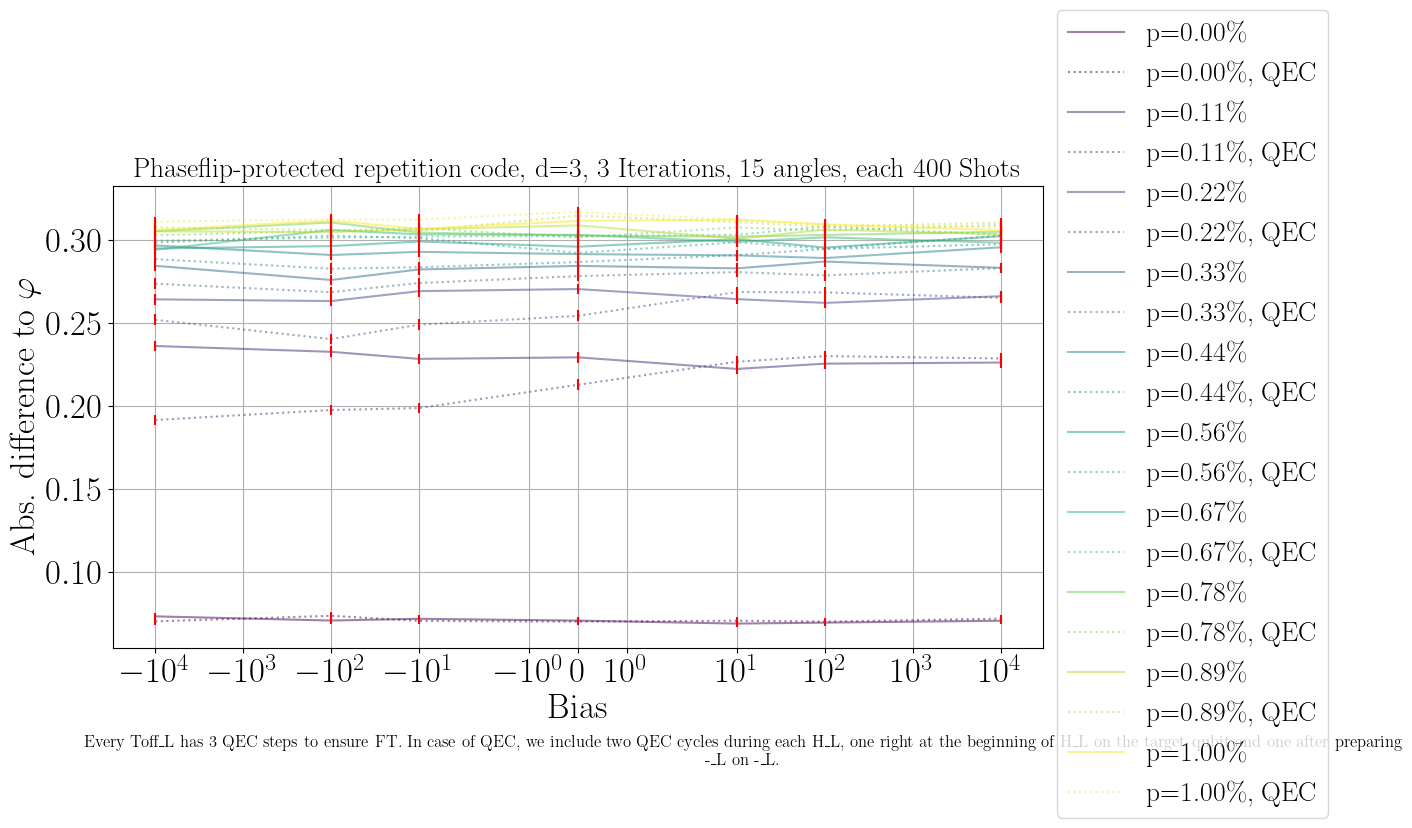
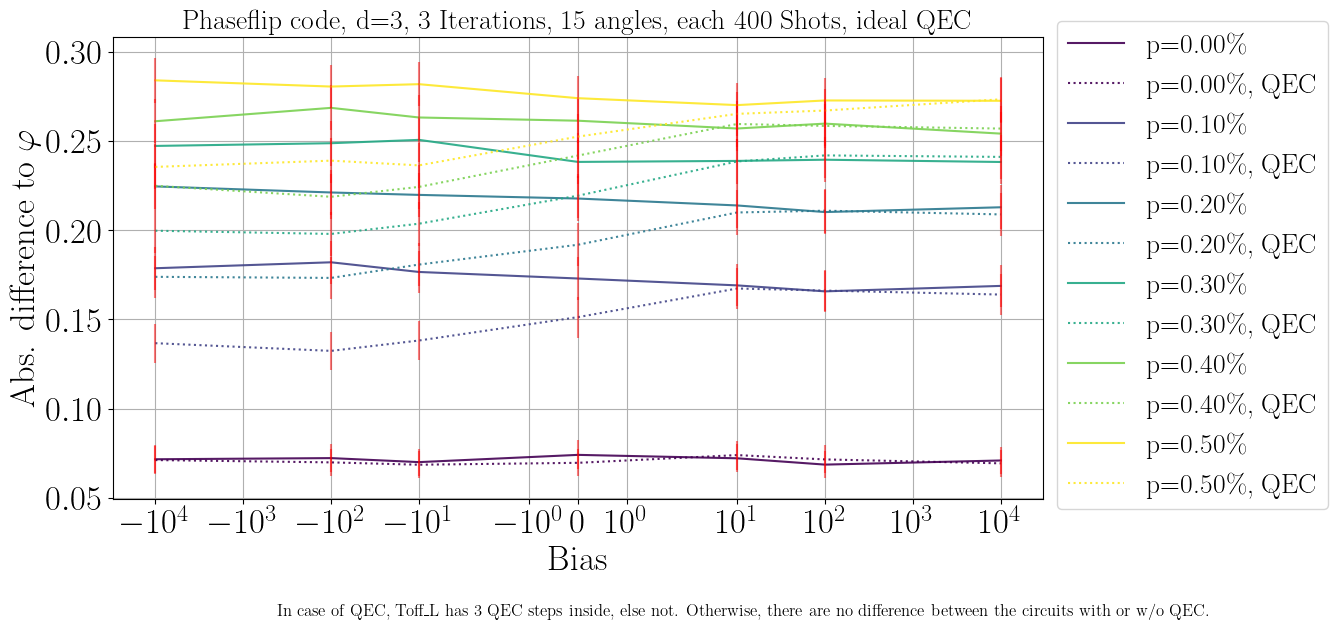
Code edit (unified diff) that turned the first committed figure into the second:
--- before
+++ after
@@ -1,7 +1,10 @@
 shots = 400
-data = np.load("HPC/text/Repcodez_d3_qec.npy")                      #np.linspace(0.00,0.01,10)          ; alte lange circuits mit HTHTdgH..., ohne t_x, s_x, ...
-# data = np.load("HPC/text/Repcodez_d3_idealqec.npy")           #np.linspace(0.00,0.005,5)              ; alte lange circuits mit HTHTdgH..., ohne t_x, s_x, ...
+# data, p = np.load("HPC/text/Repcodez_d3_qec.npy"), np.linspace(0.00,0.01,10)                     #np.linspace(0.00,0.01,10)          ; alte lange circuits mit HTHTdgH..., ohne t_x, s_x, ...
+# data, p = np.load("HPC/text/Repcodez_d3_idealqec.npy"), np.linspace(0.00,0.005,5)              #np.linspace(0.00,0.005,5)              ; alte lange circuits mit HTHTdgH..., ohne t_x, s_x, ...
+data, p = np.load("HPC/text/Repcodez_d3_idealqec_new.npy"), np.linspace(0.00,0.005,6)             #np.linspace(0.00,0.005,6)
+# data, p = np.load("HPC/text/Repcodez_d3_ftqec.npy"), np.linspace(0.00,0.005,6)             #np.linspace(0.00,0.005,6)
+# data, p = np.load("HPC/text/Repcodez_d3_nftqec.npy"), np.linspace(0.00,0.005,6)             #np.linspace(0.00,0.005,6)
 
-p = np.linspace(0.00,0.01,10)
+
 
 fig, ax1 = plt.subplots(figsize=(12,6))
@@ -11,8 +14,9 @@
 for i,layer in enumerate(data):
     bias, y, y_qec, err, err_qec = layer[0], layer[1], layer[2], layer[3], layer[4]
-    ax1.plot(bias, y, label=r"p={:.2f}\%".format(100*p[i]), marker = "",markersize = 20, alpha = 0.5, color=colors[i])
-    ax1.plot(bias, y_qec, label=r"p={:.2f}\%, QEC".format(100*p[i]), marker = "",markersize = 20, alpha = 0.5, color=colors[i], linestyle=":")
-    ax1.errorbar(bias, y, yerr=err, ecolor="red", linestyle="")
-    ax1.errorbar(bias, y_qec, yerr=err_qec, ecolor="red", linestyle="")
+    err, err_qec = [i*np.sqrt(15) for i in err], [i*np.sqrt(15) for i in err_qec]
+    ax1.plot(bias, y, label=r"p={:.2f}\%".format(100*p[i]), marker = "",markersize = 20, alpha = 0.9, color=colors[i])
+    ax1.plot(bias, y_qec, label=r"p={:.2f}\%, QEC".format(100*p[i]), marker = "",markersize = 20, alpha = 0.9, color=colors[i], linestyle=":")
+    ax1.errorbar(bias, y, yerr=err, ecolor="red", linestyle="", alpha=0.5)
+    ax1.errorbar(bias, y_qec, yerr=err_qec, ecolor="red", linestyle="", alpha=0.5)
 
 # for i,layer in enumerate(data_qec):
@@ -22,5 +26,5 @@
 #     ax1.errorbar(bias, y, yerr=err, ecolor="red", linestyle="")
 
-ax1.set_title(r"Phaseflip-protected repetition code, d=3, 3 Iterations, 15 angles, each {} Shots".format(int(shots)), fontsize=20)
+ax1.set_title(r"Phaseflip code, d=3, 3 Iterations, 15 angles, each {} Shots, ideal QEC".format(int(shots)), fontsize=20)
 ax1.set_xlabel("Bias", fontsize=25)
 ax1.set_ylabel(r"Abs. difference to $\varphi$", fontsize=25)
@@ -30,5 +34,6 @@
 plt.xscale("symlog")
 
-caption="Every Toff_L has 3 QEC steps to ensure FT. In case of QEC, we include two QEC cycles during each H_L, one right at the beginning of H_L on the target qubit and one after preparing -_L on -_L."
+#caption="Every Toff_L has 3 QEC steps to ensure FT. In case of QEC, we include two QEC cycles during each H_L, one right at the beginning of H_L on the target qubit and one after preparing -_L on -_L."  #case of only idealqec! (not idealqec_new!)
+caption="In case of QEC, Toff_L has 3 QEC steps inside, else not. Otherwise, there are no difference between the circuits with or w/o QEC."
 wrapped_caption = textwrap.fill(caption, width=180)
 

Commit: neue sim mit neuer metirk laufen, auswertung neu machen, N=400, avg von 15 winkeln nehmen